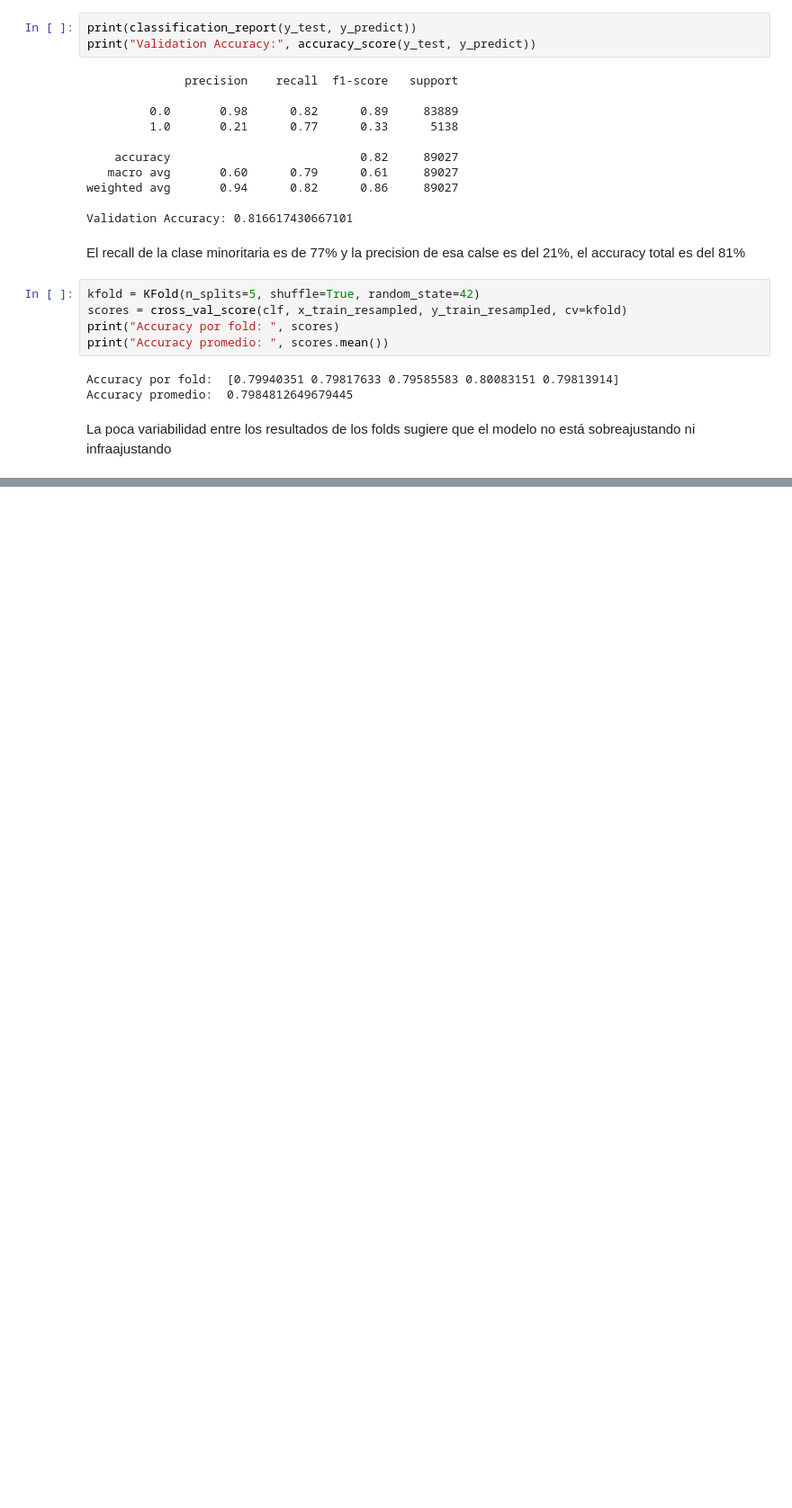
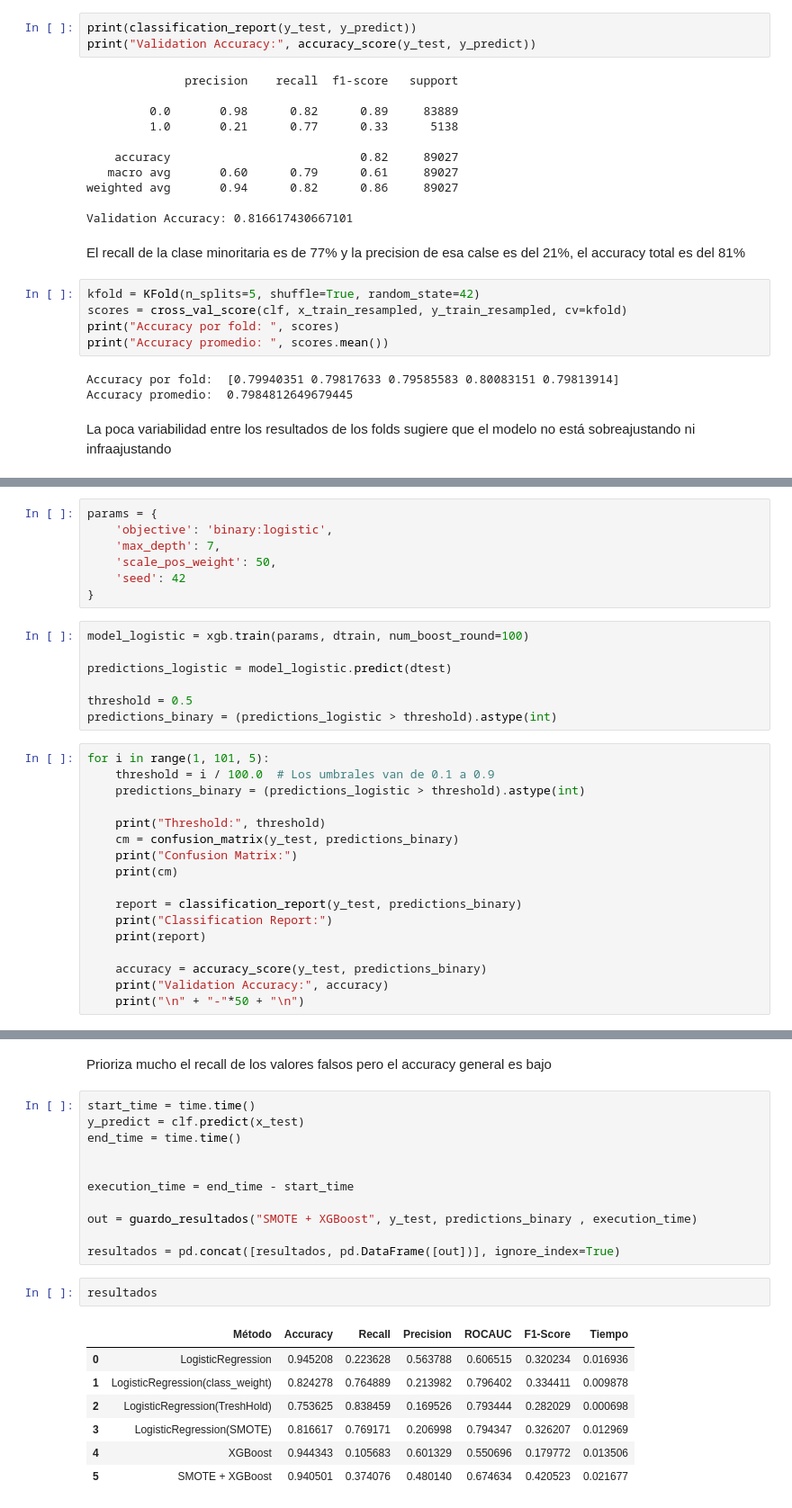
Before and after one commit to Franruaben11/HeartDisease, a Jupyter notebook: heartdiseasep1(1).ipynb, the cells around one changed output, grey strips where cells are left out. Shown at 90% size. Drawn from its saved outputs; the diff is of its cells as text; blank space fills up the shorter version.

```diff
--- a/heartdiseasep1(1).ipynb
+++ b/heartdiseasep1(1).ipynb
@@ -1128,0 +1319,31 @@ print("Recall ponderado promedio: ", scoreRecall.mean())
+# %%
+params = {
+    'objective': 'binary:logistic',
+    'max_depth': 7,
+    'scale_pos_weight': 50,
+    'seed': 42
+}
+# %%
+model_logistic = xgb.train(params, dtrain, num_boost_round=100)
+
+predictions_logistic = model_logistic.predict(dtest)
+
+threshold = 0.5
+predictions_binary = (predictions_logistic > threshold).astype(int)
+# %%
+for i in range(1, 101, 5):
+    threshold = i / 100.0  # Los umbrales van de 0.1 a 0.9
+    predictions_binary = (predictions_logistic > threshold).astype(int)
+
+    print("Threshold:", threshold)
+    cm = confusion_matrix(y_test, predictions_binary)
+    print("Confusion Matrix:")
+    print(cm)
+
+    report = classification_report(y_test, predictions_binary)
+    print("Classification Report:")
+    print(report)
+
+    accuracy = accuracy_score(y_test, predictions_binary)
+    print("Validation Accuracy:", accuracy)
+    print("\n" + "-"*50 + "\n")
@@ -1128,0 +1387,23 @@ print("Recall ponderado promedio: ", scoreRecall.mean())
+# %% [markdown]
+Prioriza mucho el recall de los valores falsos pero el accuracy general es bajo
+# %%
+start_time = time.time()
+y_predict = clf.predict(x_test)
+end_time = time.time()
+
+
+execution_time = end_time - start_time
+
+out = guardo_resultados("SMOTE + XGBoost", y_test, predictions_binary , execution_time)
+
+resultados = pd.concat([resultados, pd.DataFrame([out])], ignore_index=True)
+# %%
+resultados
+# %% [output]
+|  | Método | Accuracy | Recall | Precision | ROCAUC | F1-Score | Tiempo |
+| 0 | LogisticRegression | 0.945208 | 0.223628 | 0.563788 | 0.606515 | 0.320234 | 0.016936 |
+| 1 | LogisticRegression(class_weight) | 0.824278 | 0.764889 | 0.213982 | 0.796402 | 0.334411 | 0.009878 |
+| 2 | LogisticRegression(TreshHold) | 0.753625 | 0.838459 | 0.169526 | 0.793444 | 0.282029 | 0.000698 |
+| 3 | LogisticRegression(SMOTE) | 0.816617 | 0.769171 | 0.206998 | 0.794347 | 0.326207 | 0.012969 |
+| 4 | XGBoost | 0.944343 | 0.105683 | 0.601329 | 0.550696 | 0.179772 | 0.013506 |
+| 5 | SMOTE + XGBoost | 0.940501 | 0.374076 | 0.480140 | 0.674634 | 0.420523 | 0.021677 |
```
Also changed, not shown: parts of 53 cells of this notebook.
